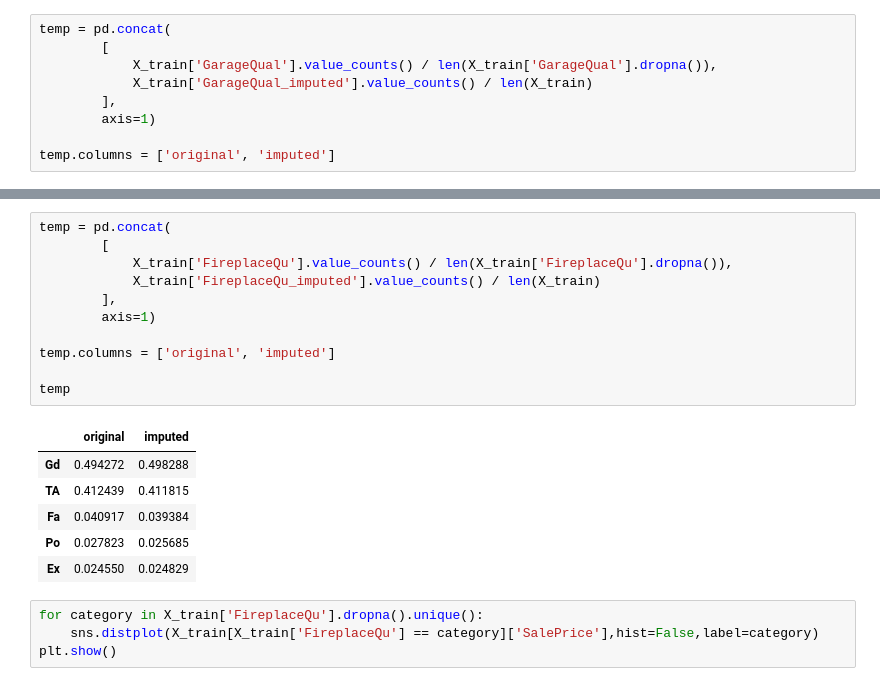
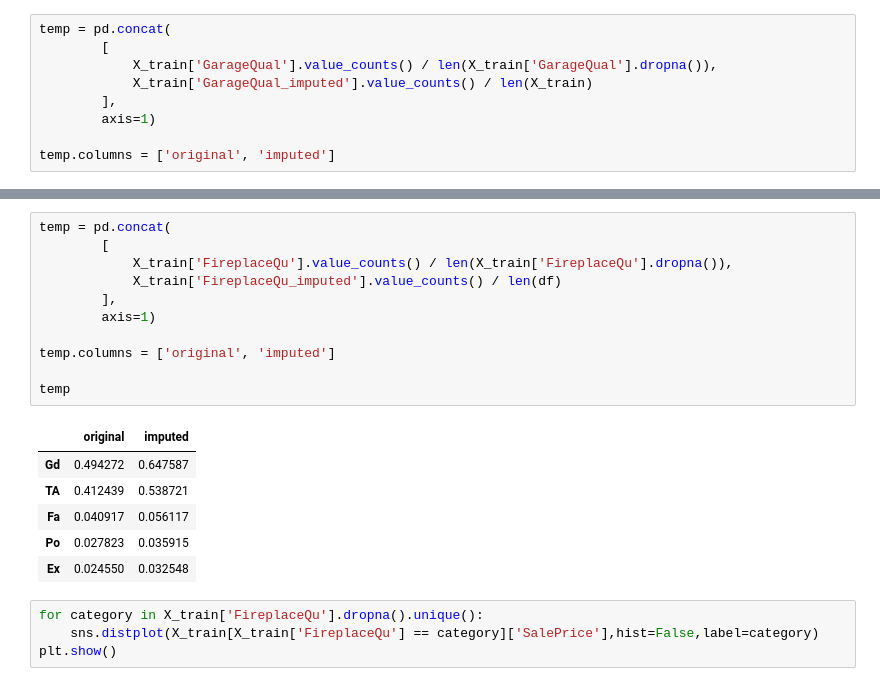
Before and after one commit to shiv1122004/ML, a Jupyter notebook: day38-missing-indicator/random-sample-imputation.ipynb, the cells around one changed output, grey strips where cells are left out. Cells and saved outputs as stored; diff of their text form.

```diff
--- a/day38-missing-indicator/random-sample-imputation.ipynb
+++ b/day38-missing-indicator/random-sample-imputation.ipynb
@@ -252,21 +196,21 @@ temp
 # %%
 temp = pd.concat(
         [
             X_train['FireplaceQu'].value_counts() / len(X_train['FireplaceQu'].dropna()),
-            X_train['FireplaceQu_imputed'].value_counts() / len(X_train)
+            X_train['FireplaceQu_imputed'].value_counts() / len(df)
         ],
         axis=1)
 
 temp.columns = ['original', 'imputed']
 
 temp
 # %% [output]
 |  | original | imputed |
-| Gd | 0.494272 | 0.498288 |
-| TA | 0.412439 | 0.411815 |
-| Fa | 0.040917 | 0.039384 |
-| Po | 0.027823 | 0.025685 |
-| Ex | 0.024550 | 0.024829 |
+| Gd | 0.494272 | 0.647587 |
+| TA | 0.412439 | 0.538721 |
+| Fa | 0.040917 | 0.056117 |
+| Po | 0.027823 | 0.035915 |
+| Ex | 0.024550 | 0.032548 |
 # %%
 for category in X_train['FireplaceQu'].dropna().unique():
     sns.distplot(X_train[X_train['FireplaceQu'] == category]['SalePrice'],hist=False,label=category)
```
Also changed, not shown: parts of 6 cells of this notebook.
